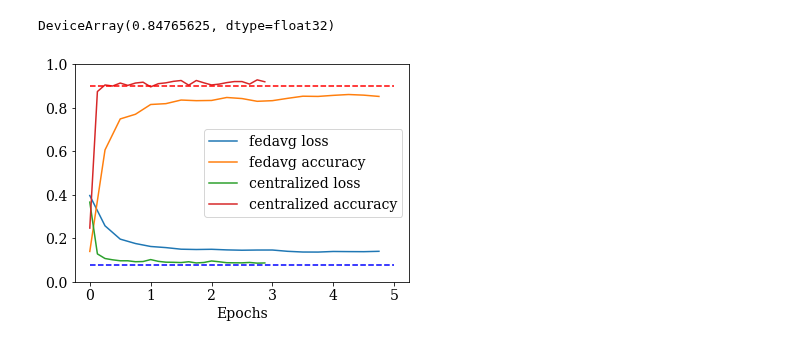
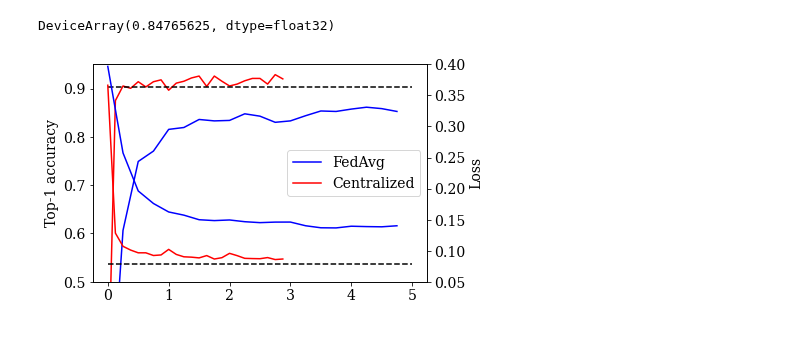
Before and after one commit to haimengzhao/quantum-fed-infer, a Jupyter notebook: qFedAvg.ipynb, the cells around one changed output. Cells and saved outputs as stored; diff of their text form; code cells hidden in the pictures.

Commit message:
better plot, confirm iid fedavg

```diff
--- a/qFedAvg.ipynb
+++ b/qFedAvg.ipynb
@@ -202,19 +202,27 @@ DeviceArray(0.84765625, dtype=float32)
 # %%
 cent_loss = jnp.load('cent_loss.npy')
 cent_acc = jnp.load('cent_acc.npy')
-plt.plot(jnp.arange(len(loss_list))/4, loss_list, label='fedavg loss')
-plt.plot(jnp.arange(len(acc_list))/4, acc_list, label='fedavg accuracy')
-plt.plot(jnp.arange(len(cent_loss))/8, cent_loss, label='centralized loss')
-plt.plot(jnp.arange(len(cent_acc))/8, cent_acc, label='centralized accuracy')
+loss_list = jnp.load('fedavg_loss.npy')
+acc_list = jnp.load('fedavg_acc.npy')
 
-plt.hlines(0.9023, 0, 5, color='red', linestyles='dashed')
-plt.hlines(0.0779, 0, 5, color='blue', linestyles='dashed')
+plt.plot(jnp.arange(len(acc_list))/4, acc_list, color='blue', label='FedAvg')
+plt.plot(jnp.arange(len(cent_acc))/8, cent_acc, color='red', label='centralized')
+plt.hlines(0.9023, 0, 5, color='black', linestyles='dashed')
+plt.ylim(0.5, 0.95)
+plt.ylabel('Top-1 accuracy')
+
+plt.twinx()
+
+plt.plot(jnp.arange(len(loss_list))/4, loss_list, color='blue', label='FedAvg')
+plt.plot(jnp.arange(len(cent_loss))/8, cent_loss, color='red', label='Centralized')
+plt.hlines(0.0779, 0, 5, color='black', linestyles='dashed')
+plt.ylim(0.05, 0.4)
+plt.ylabel('Loss')
 
 plt.xticks(jnp.arange(6))
 plt.xlabel('Epochs')
-plt.legend()
-plt.ylim(0, 1)
+plt.legend(loc='center right')
 plt.savefig('cent_fedavg.pdf')
 plt.show()
 # %% [output]
-[figure, old version]
+[figure, new version]
```
Also changed, not shown: parts of 1 cell of this notebook, 1 other file.
